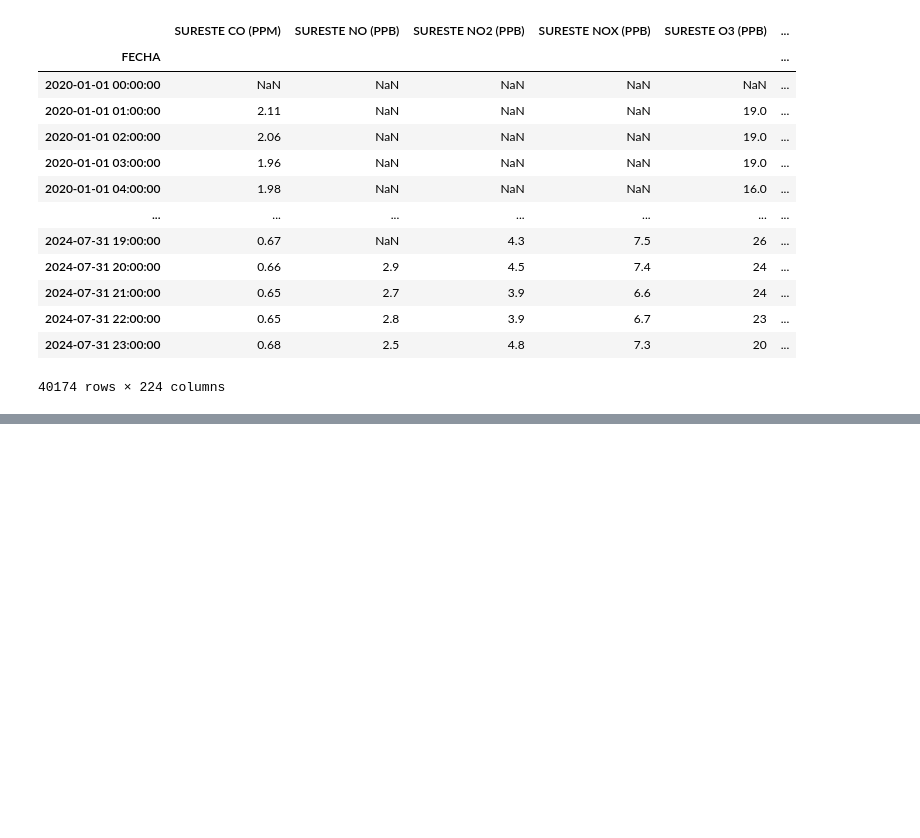
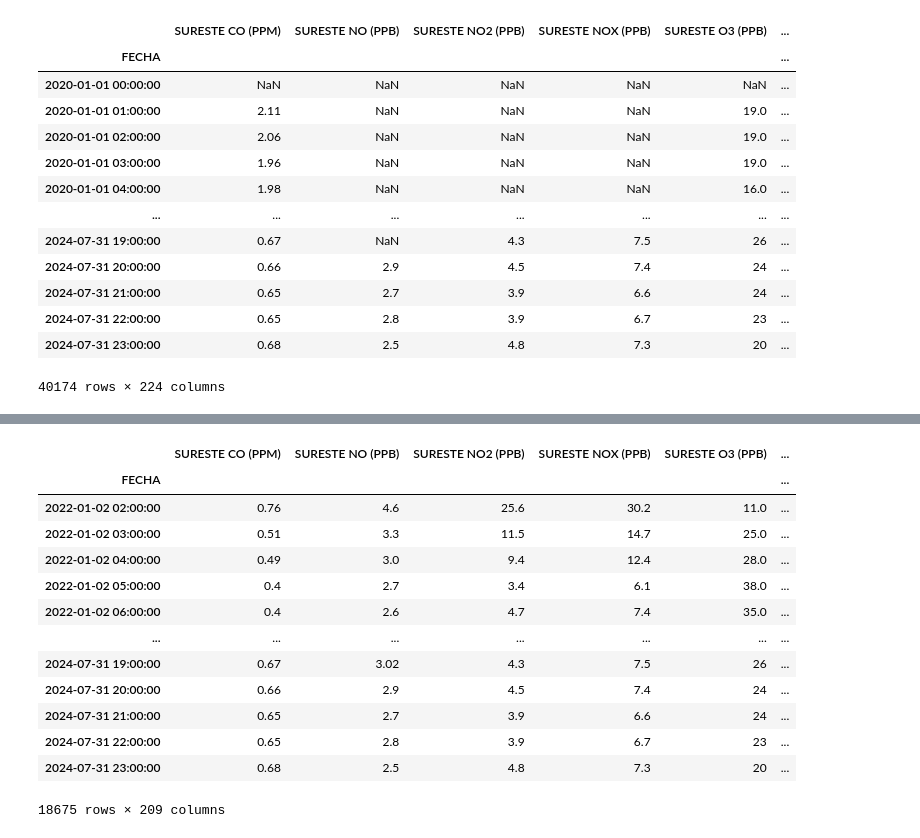
Before and after one commit to Huesoro/Multivariate_Analysis, a Jupyter notebook: DEA.ipynb, the cells around one changed output, grey strips where cells are left out. Drawn from its saved outputs; the diff is of its cells as text; code cells hidden in the pictures; blank space fills up the shorter version.

```diff
--- a/DEA.ipynb
+++ b/DEA.ipynb
@@ -384,0 +328,18 @@ df_time_serie_2022_nonans_nor3
+# %%
+# Obtener rows con valores nulos
+df_time_serie_2022_nonans_nor3[df_time_serie_2022_nonans_nor3.isna().any(axis=1)]
+# %% [output]
+|  | SURESTE CO (PPM) | SURESTE NO (PPB) | SURESTE NO2 (PPB) | SURESTE NOX (PPB) | SURESTE O3 (PPB) | ... |
+| FECHA |  |  |  |  |  | ... |
+| 2022-01-02 02:00:00 | 0.76 | 4.6 | 25.6 | 30.2 | 11.0 | ... |
+| 2022-01-02 03:00:00 | 0.51 | 3.3 | 11.5 | 14.7 | 25.0 | ... |
+| 2022-01-02 04:00:00 | 0.49 | 3.0 | 9.4 | 12.4 | 28.0 | ... |
+| 2022-01-02 05:00:00 | 0.4 | 2.7 | 3.4 | 6.1 | 38.0 | ... |
+| 2022-01-02 06:00:00 | 0.4 | 2.6 | 4.7 | 7.4 | 35.0 | ... |
+| ... | ... | ... | ... | ... | ... | ... |
+| 2024-07-31 19:00:00 | 0.67 | 3.02 | 4.3 | 7.5 | 26 | ... |
+| 2024-07-31 20:00:00 | 0.66 | 2.9 | 4.5 | 7.4 | 24 | ... |
+| 2024-07-31 21:00:00 | 0.65 | 2.7 | 3.9 | 6.6 | 24 | ... |
+| 2024-07-31 22:00:00 | 0.65 | 2.8 | 3.9 | 6.7 | 23 | ... |
+| 2024-07-31 23:00:00 | 0.68 | 2.5 | 4.8 | 7.3 | 20 | ... |
+18675 rows × 209 columns
```
Also changed, not shown: parts of 19 cells of this notebook.
